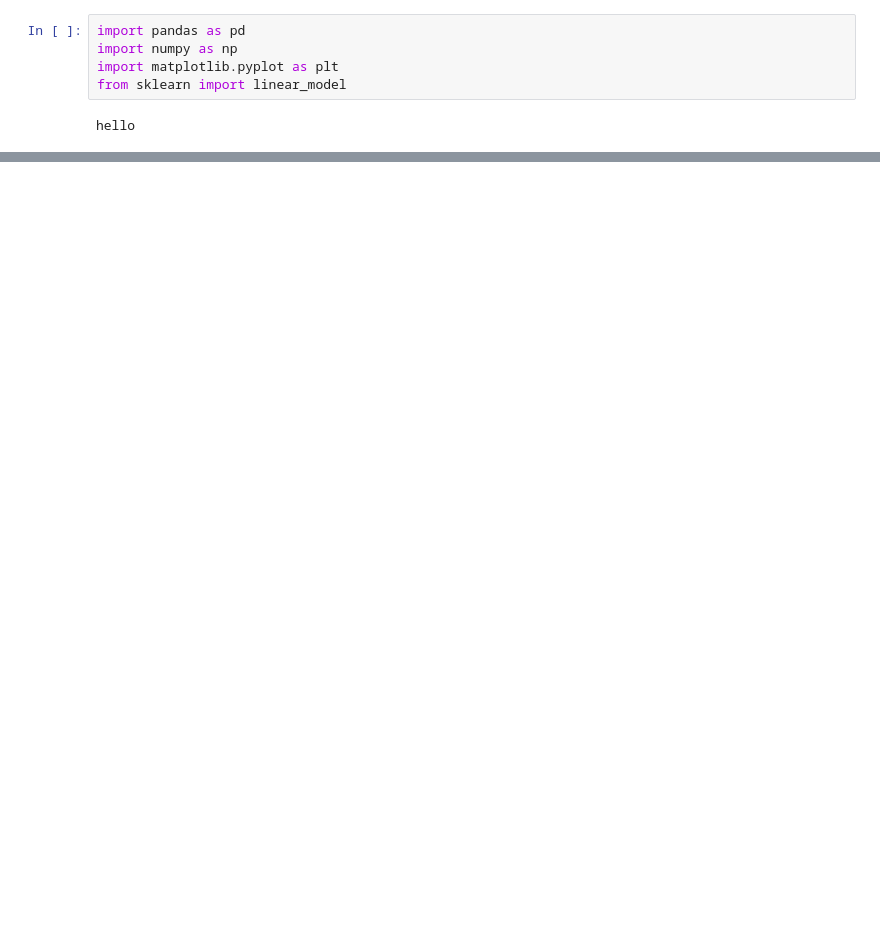
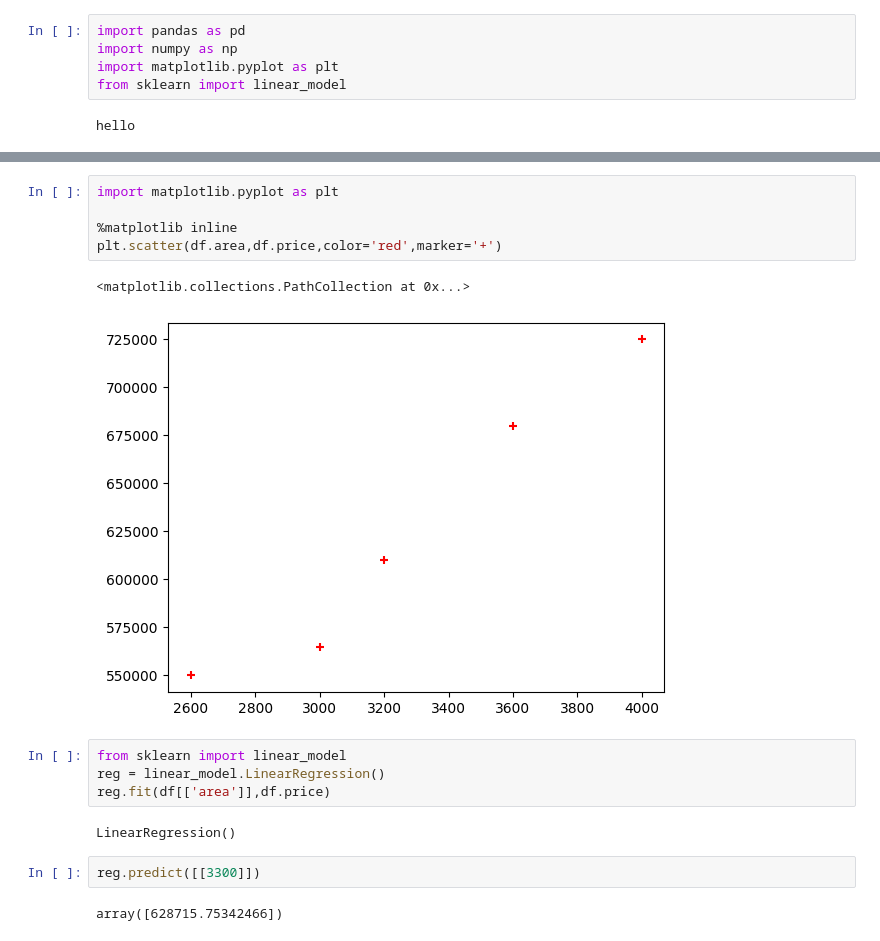
Before and after one commit to abhinav-bhardwaj-mnit/Abhinav-1st, a Jupyter notebook: linear_regression.ipynb, the cells around one changed output, grey strips where cells are left out. Saved outputs shown, nothing was run; the diff lists cells and outputs as text; blank space fills up the shorter version.

```diff
--- a/linear_regression.ipynb
+++ b/linear_regression.ipynb
@@ -14,0 +36,18 @@ NameError: name 'pd' is not defined
+# %%
+import matplotlib.pyplot as plt
+
+%matplotlib inline
+plt.scatter(df.area,df.price,color='red',marker='+')
+# %% [output]
+<matplotlib.collections.PathCollection at 0x...>
+[figure, added]
+# %%
+from sklearn import linear_model
+reg = linear_model.LinearRegression()
+reg.fit(df[['area']],df.price)
+# %% [output]
+LinearRegression()
+# %%
+reg.predict([[3300]])
+# %% [output]
+array([628715.75342466])
```
Also changed, not shown: parts of 5 cells of this notebook.
